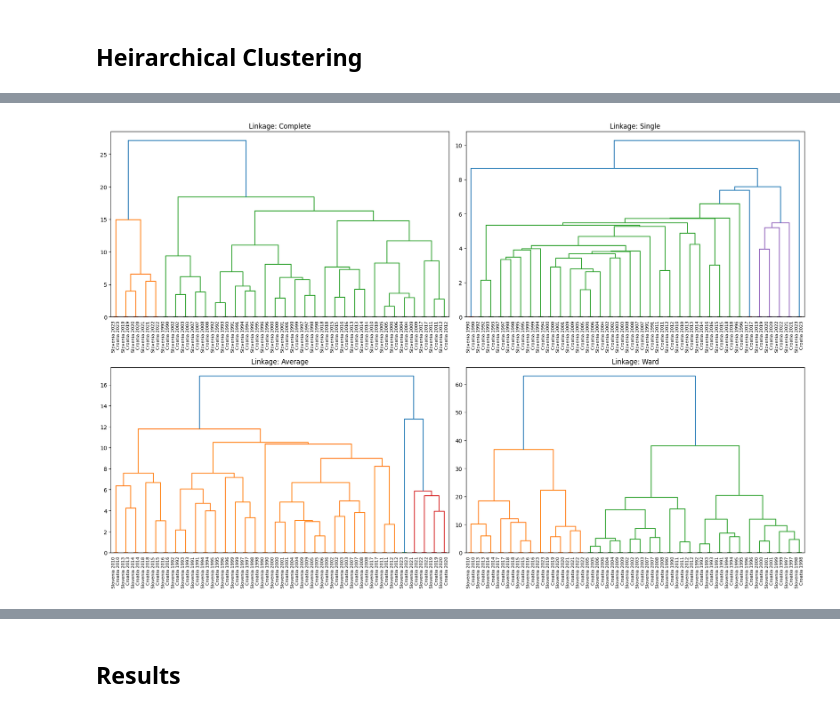
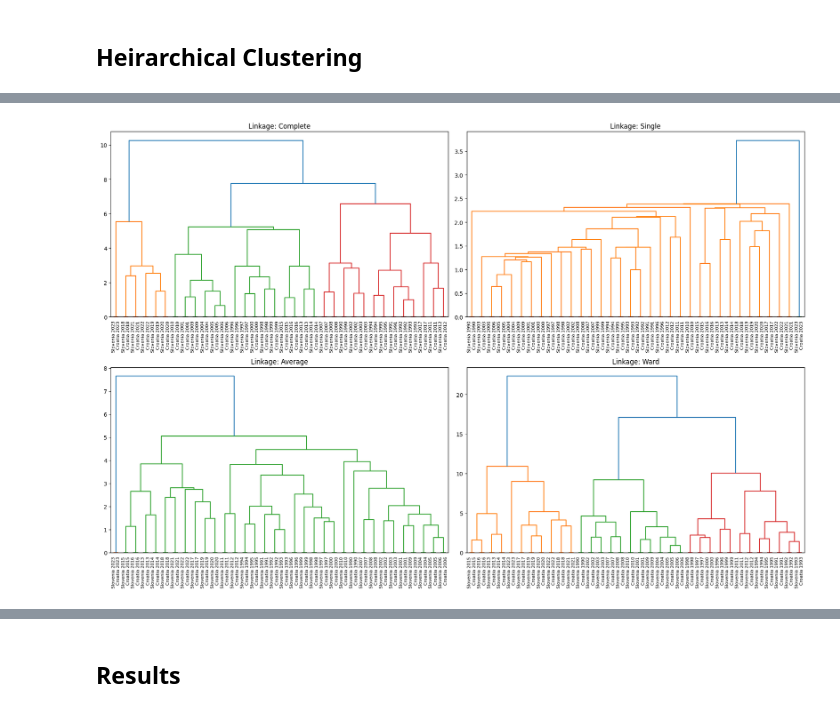
Before and after one commit to nicolenagata/DATA5322_HW4_UnsupervisedML, a Jupyter notebook: PracticalHW4_Edits.ipynb, the cells around one changed output, grey strips where cells are left out. Cells and saved outputs as stored; diff of their text form; code cells hidden in the pictures.

```diff
--- a/PracticalHW4_Edits.ipynb
+++ b/PracticalHW4_Edits.ipynb
@@ -605,7 +592,7 @@ plt.show()
 Based on the silhouette vs inertia scores for both Croatia and Slovenia, a good number of clusters is 3 because this is where the silhouette score is highest for each country and where there is a large drop in inertia. It isn't quite at the elbow yet, but we are informed to pick this because of the silhouette score.
 # %%
 # Fit to the decided number of clusters, concluded from inertia vs silh plots
-kmeans = KMeans(n_clusters = 4, random_state = 3799, n_init = 50).fit(k_means_df)
+kmeans = KMeans(n_clusters = 3, random_state = 3799, n_init = 50).fit(k_means_df)
 # %%
 # get the cluster labels and assign them to the respected df
 k_means_df['Cluster'] = kmeans.labels_
@@ -653,10 +640,14 @@ plt.show()
 # %% [markdown]
 For both the first two features and the first two principal components, there is clear clustering based on the years. So we will take a closer look into the structure of the features within these clusters for patterns.
 # %%
-# Look closer at the structure of Croatia's feature space
+# Look closer at the structure of feature space
 
 # Add cluster labels to the dataframe
 k_means_df['Cluster'] = kmeans.labels_
+
+# add back meta data
+k_means_df['Country'] = df['country'].values
+k_means_df['Year'] = df.index
 
 # Number of clusters
 num_clusters = kmeans.n_clusters
@@ -665,8 +656,12 @@ num_clusters = kmeans.n_clusters
 for i in range(num_clusters):
     print(f"Cluster {i}:")
     cluster_data = k_means_df[k_means_df['Cluster'] == i]
-    print("Indices:", cluster_data.index.tolist())
-    print("Mean values:\n", cluster_data.mean())
+
+    print("Years:", cluster_data['Year'].tolist())
+
+    print("Countries:", cluster_data['Country'].tolist())
+
+    print("Mean values:\n", cluster_data.drop(columns=['Country', 'Year', 'Cluster']).mean())
     print()
 # %% [output]
 Cluster 0:
@@ -754,8 +710,8 @@ These are the mid-years, where fossil fuel consumption (including coal, gas, and
 np.random.seed(3799)
 
 # features (energy types), meta data (country, year)
-metadata = df[['country', 'year']].copy()
-features = df.drop(columns=['country', 'year'])
+metadata = df[['country']].copy()
+features = df.drop(columns=['country'])
 
 # scale features
 scaler = StandardScaler()
@@ -799,46 +755,60 @@ print(combined_df)
 # %%
 # data for graphs
-df_features = df.drop(columns=['country', 'year'])
+df_features = df.drop(columns=['country'])
 scaler = StandardScaler()
 df_scaled = scaler.fit_transform(df_features)
+
+
+features_scaled = pd.DataFrame(scaler.fit_transform(features),
+                               columns=features.columns,
+                               index=df.index)
+df_scaled = features_scaled.copy()
+df_scaled['country'] = df['country']
 # %%
-# Define helper to get linkage matrix from AgglomerativeClustering
+# Define helper to compute linkage
+import numpy as np
 def compute_linkage(model):
     counts = np.zeros(model.children_.shape[0])
     n_samples = len(model.labels_)
     for i, merge in enumerate(model.children_):
         current_count = 0
         for child_idx in merge:
             if child_idx < n_samples:
                 current_count += 1
             else:
                 current_count += counts[child_idx - n_samples]
         counts[i] = current_count
 
     linkage_matrix = np.column_stack([
         model.children_,
         model.distances_,
         counts
     ]).astype(float)
     return linkage_matrix
 
-# dendrograms for 4 linkage methods
+# year as label
+labels = df_scaled.apply(lambda row: f"{row['country']} {row.name}", axis=1).values
+
+# Extract features only for clustering
+X = df_scaled.drop(columns=['country'])
+
+# Dendrograms for 4 linkage methods
 linkages = ['complete', 'single', 'average', 'ward']
 fig, axs = plt.subplots(2, 2, figsize=(18, 12))
 
 for ax, method in zip(axs.flat, linkages):
     model = AgglomerativeClustering(distance_threshold=0, n_clusters=None, linkage=method)
-    model = model.fit(df_scaled)
+    model = model.fit(X)
     Z = compute_linkage(model)
 
     ax.set_title(f"Linkage: {method.capitalize()}")
-    dendrogram(Z, ax=ax, labels=df[['country', 'year']].apply(lambda x: f"{x['country']} {x['year']}", axis=1).values, leaf_rotation=90)
+    dendrogram(Z, ax=ax, labels=labels, leaf_rotation=90)
     ax.tick_params(axis='x', labelsize=8)
 
 plt.tight_layout()
 plt.show()
 # %% [output]
-[figure, old version]
+[figure, new version]
 # %%
 def evaluate_clusters_silhouette(data, link, max = 10):
     silhouette_scores = []
```
Also changed, not shown: parts of 40 cells of this notebook, 1 other file.
